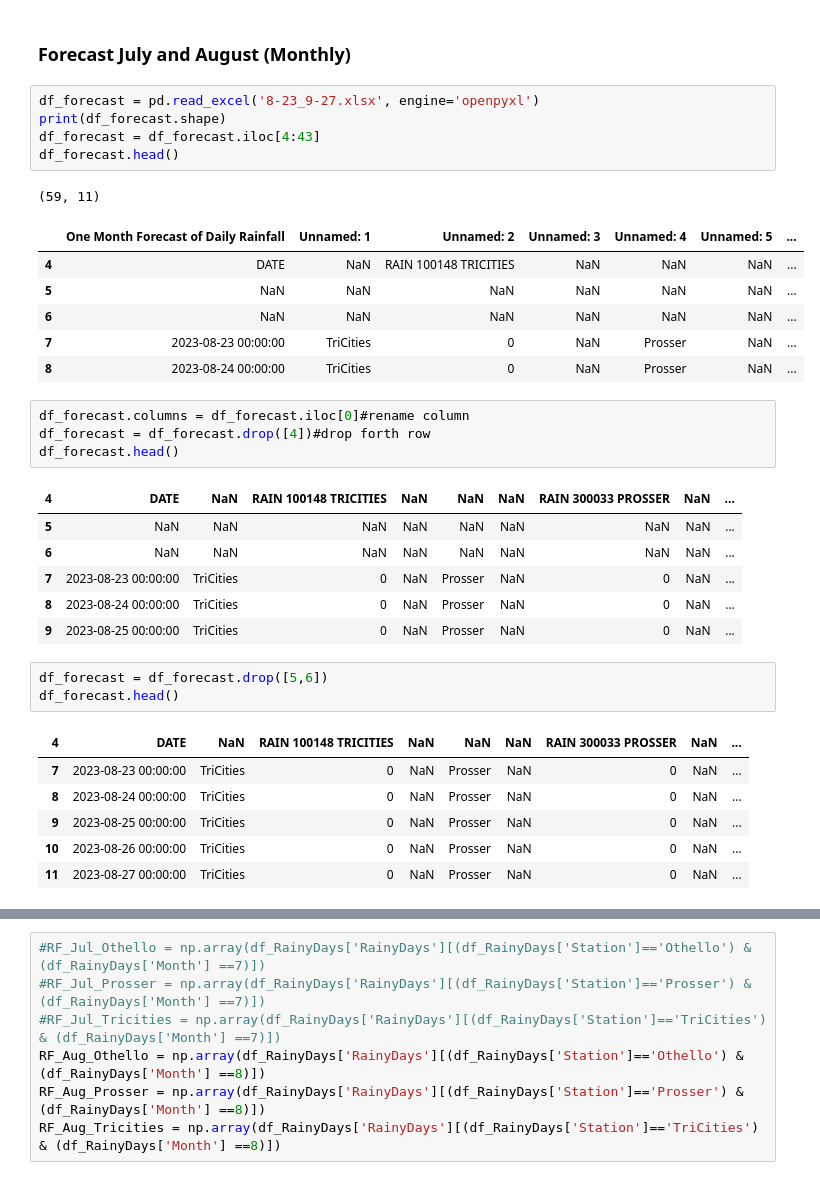
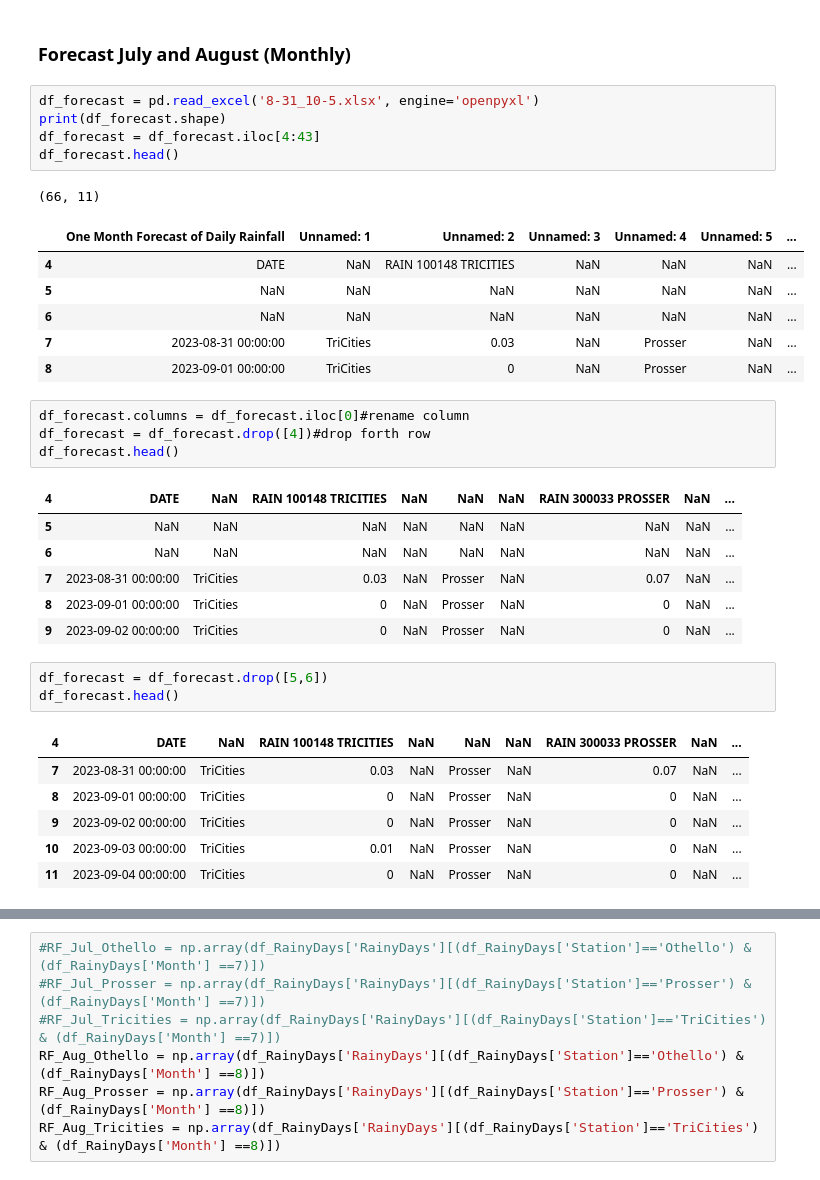
Before and after one commit to d-linnard/LateBlight, a Jupyter notebook: Scripts/Lateblight_2023_JA.ipynb, the cells around one changed output, grey strips where cells are left out. Cells and saved outputs as stored; diff of their text form.

```diff
--- a/Scripts/Lateblight_2023_JA.ipynb
+++ b/Scripts/Lateblight_2023_JA.ipynb
@@ -265,18 +265,18 @@ RD_Aug_Tricities = np.array(grouped_JA['RainyDays'][(grouped_JA['Station']=='Tri
 # %% [markdown]
 ### Forecast July and August (Monthly)
 # %%
-df_forecast = pd.read_excel('8-23_9-27.xlsx', engine='openpyxl')
+df_forecast = pd.read_excel('8-31_10-5.xlsx', engine='openpyxl')
 print(df_forecast.shape)
 df_forecast = df_forecast.iloc[4:43]
 df_forecast.head()
 # %% [output]
-(59, 11)
+(66, 11)
 |  | One Month Forecast of Daily Rainfall | Unnamed: 1 | Unnamed: 2 | Unnamed: 3 | Unnamed: 4 | Unnamed: 5 | ... |
 | 4 | DATE | NaN | RAIN 100148 TRICITIES | NaN | NaN | NaN | ... |
 | 5 | NaN | NaN | NaN | NaN | NaN | NaN | ... |
 | 6 | NaN | NaN | NaN | NaN | NaN | NaN | ... |
-| 7 | 2023-08-23 00:00:00 | TriCities | 0 | NaN | Prosser | NaN | ... |
-| 8 | 2023-08-24 00:00:00 | TriCities | 0 | NaN | Prosser | NaN | ... |
+| 7 | 2023-08-31 00:00:00 | TriCities | 0.03 | NaN | Prosser | NaN | ... |
+| 8 | 2023-09-01 00:00:00 | TriCities | 0 | NaN | Prosser | NaN | ... |
 # %%
 df_forecast.columns = df_forecast.iloc[0]#rename column
 df_forecast = df_forecast.drop([4])#drop forth row
@@ -285,19 +285,19 @@ df_forecast.head()
 | 4 | DATE | NaN | RAIN 100148 TRICITIES | NaN | NaN | NaN | RAIN 300033 PROSSER | NaN | ... |
 | 5 | NaN | NaN | NaN | NaN | NaN | NaN | NaN | NaN | ... |
 | 6 | NaN | NaN | NaN | NaN | NaN | NaN | NaN | NaN | ... |
-| 7 | 2023-08-23 00:00:00 | TriCities | 0 | NaN | Prosser | NaN | 0 | NaN | ... |
-| 8 | 2023-08-24 00:00:00 | TriCities | 0 | NaN | Prosser | NaN | 0 | NaN | ... |
-| 9 | 2023-08-25 00:00:00 | TriCities | 0 | NaN | Prosser | NaN | 0 | NaN | ... |
+| 7 | 2023-08-31 00:00:00 | TriCities | 0.03 | NaN | Prosser | NaN | 0.07 | NaN | ... |
+| 8 | 2023-09-01 00:00:00 | TriCities | 0 | NaN | Prosser | NaN | 0 | NaN | ... |
+| 9 | 2023-09-02 00:00:00 | TriCities | 0 | NaN | Prosser | NaN | 0 | NaN | ... |
 # %%
 df_forecast = df_forecast.drop([5,6])
 df_forecast.head()
 # %% [output]
 | 4 | DATE | NaN | RAIN 100148 TRICITIES | NaN | NaN | NaN | RAIN 300033 PROSSER | NaN | ... |
-| 7 | 2023-08-23 00:00:00 | TriCities | 0 | NaN | Prosser | NaN | 0 | NaN | ... |
-| 8 | 2023-08-24 00:00:00 | TriCities | 0 | NaN | Prosser | NaN | 0 | NaN | ... |
-| 9 | 2023-08-25 00:00:00 | TriCities | 0 | NaN | Prosser | NaN | 0 | NaN | ... |
-| 10 | 2023-08-26 00:00:00 | TriCities | 0 | NaN | Prosser | NaN | 0 | NaN | ... |
-| 11 | 2023-08-27 00:00:00 | TriCities | 0 | NaN | Prosser | NaN | 0 | NaN | ... |
+| 7 | 2023-08-31 00:00:00 | TriCities | 0.03 | NaN | Prosser | NaN | 0.07 | NaN | ... |
+| 8 | 2023-09-01 00:00:00 | TriCities | 0 | NaN | Prosser | NaN | 0 | NaN | ... |
+| 9 | 2023-09-02 00:00:00 | TriCities | 0 | NaN | Prosser | NaN | 0 | NaN | ... |
+| 10 | 2023-09-03 00:00:00 | TriCities | 0.01 | NaN | Prosser | NaN | 0 | NaN | ... |
+| 11 | 2023-09-04 00:00:00 | TriCities | 0 | NaN | Prosser | NaN | 0 | NaN | ... |
 # %%
 df_simple = df_forecast[["DATE","RAIN 100148 TRICITIES","RAIN 300033 PROSSER", "RAIN OTHELLO 300122"]]
 df_simple.head(10)
```
Also changed, not shown: parts of 9 cells of this notebook, 6 other files.
